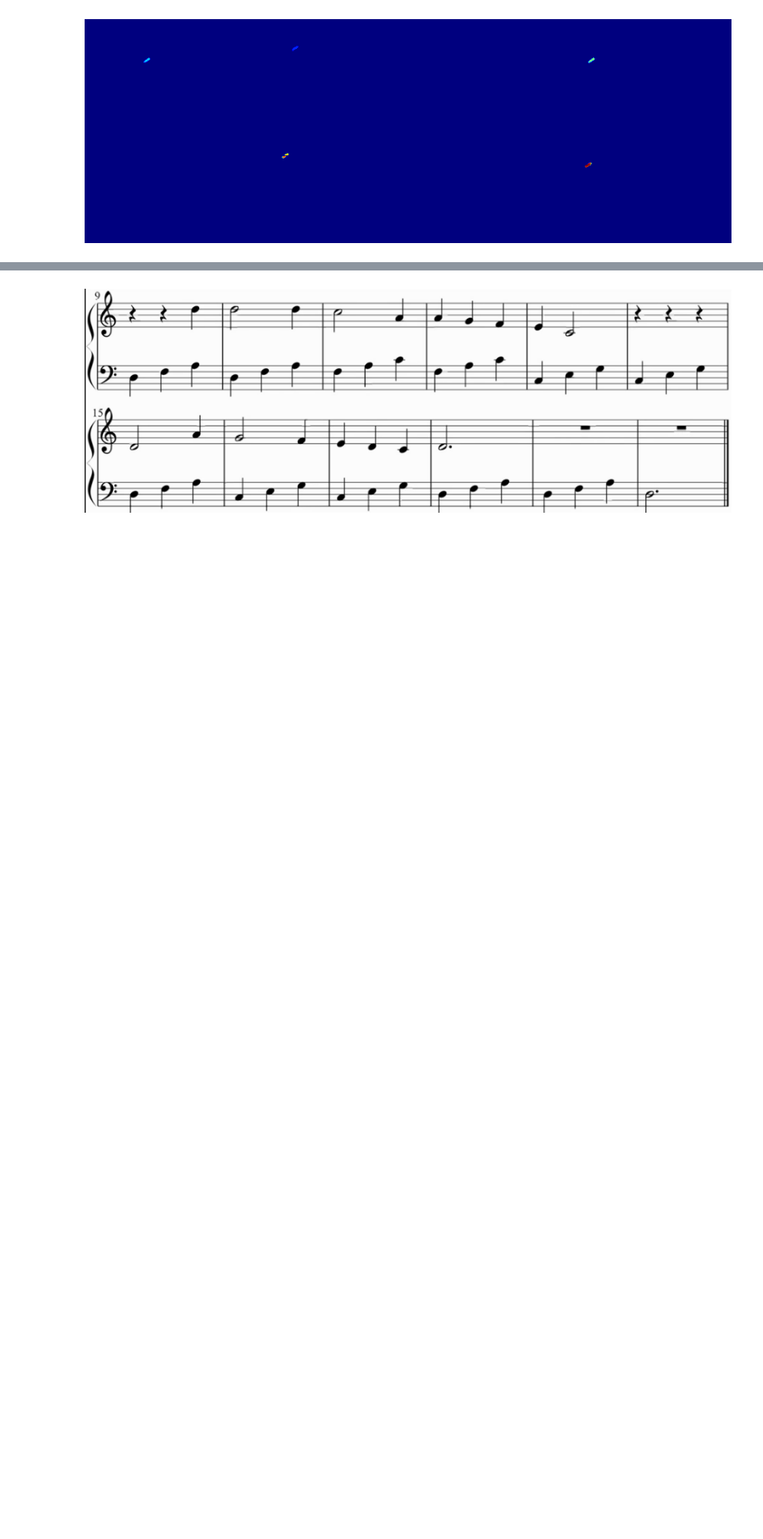
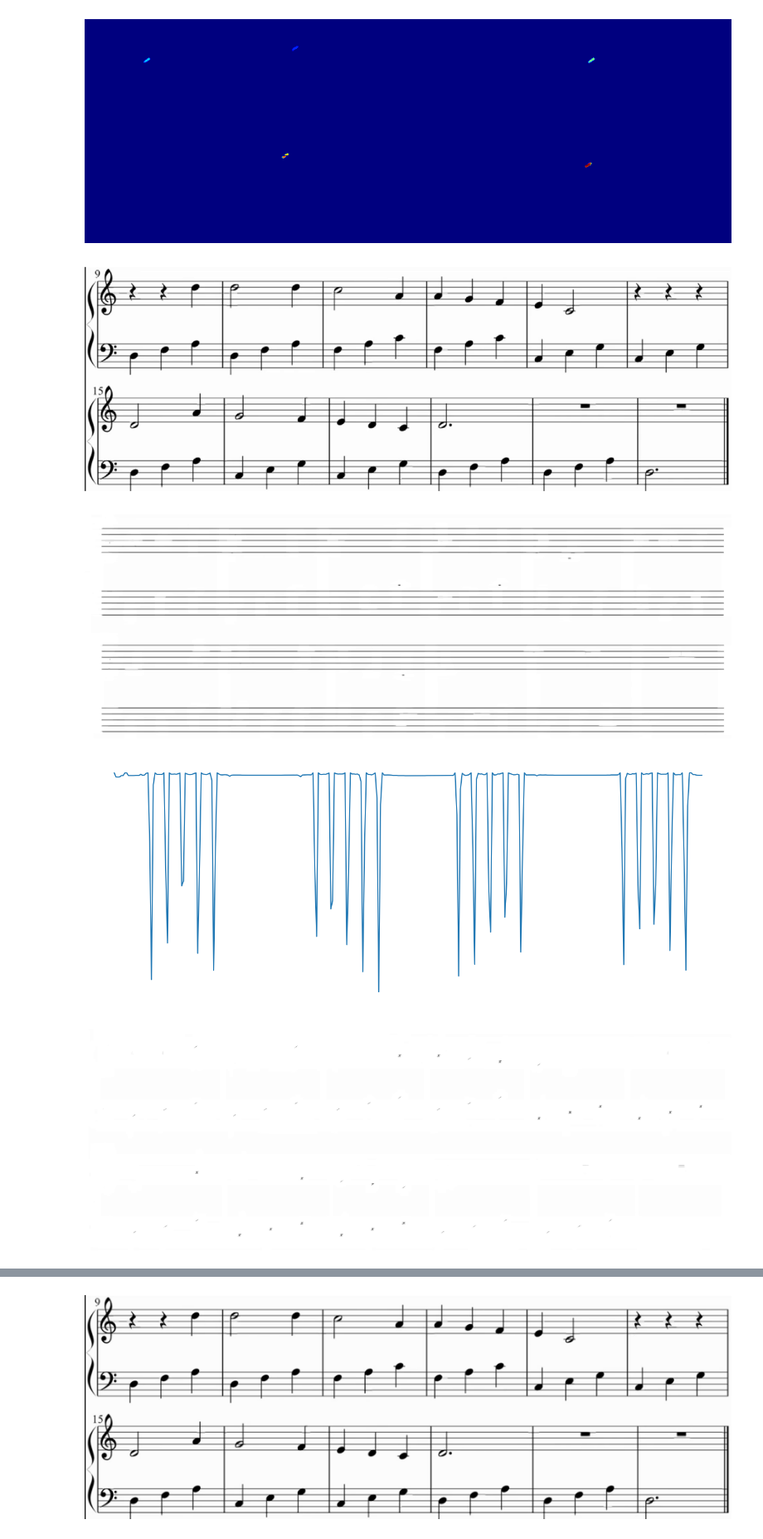
Before and after one commit to LongVanTH/INF573_Project, a Jupyter notebook: z_for_report_images.ipynb, the cells around one changed output, grey strips where cells are left out. Shown at 83% size. Cells and saved outputs as stored; diff of their text form; code cells hidden in the pictures; blank space fills up the shorter version.

Commit message:
Ajout ForImage

```diff
--- a/z_for_report_images.ipynb
+++ b/z_for_report_images.ipynb
@@ -904,0 +893,19 @@ group_circles_center = pipeline_notes_staff(img, group_staff, show=True)
+# %%
+_, frame = get_frame(cap, 781)
+img = crop_frame(frame, 8, 158, 340-8, 960, show=True)
+_, frame = get_frame(cap, 677)
+img2 = crop_frame(frame, 8, 158, 340-8, 960, show=False)
+lines_staff = dilate_img(img, kernel_size_x=1, kernel_size_y=15, iterations=1, show = True)
+y_mean = np.mean(np.mean(lines_staff, axis=2), axis=1)
+plt.figure(figsize=(16,6))
+plt.plot(y_mean)
+plt.axis('off')
+plt.show()
+index_lines_staff = np.where(y_mean < 200)[0]
+group_staff = isolate_index(index_lines_staff)
+group_circles_center = pipeline_notes_staff(img, group_staff, show=True)
+# %% [output]
+[figure, added]
+[figure, added]
+[figure, added]
+[figure, added]
```
Also changed, not shown: parts of 2 cells of this notebook.
